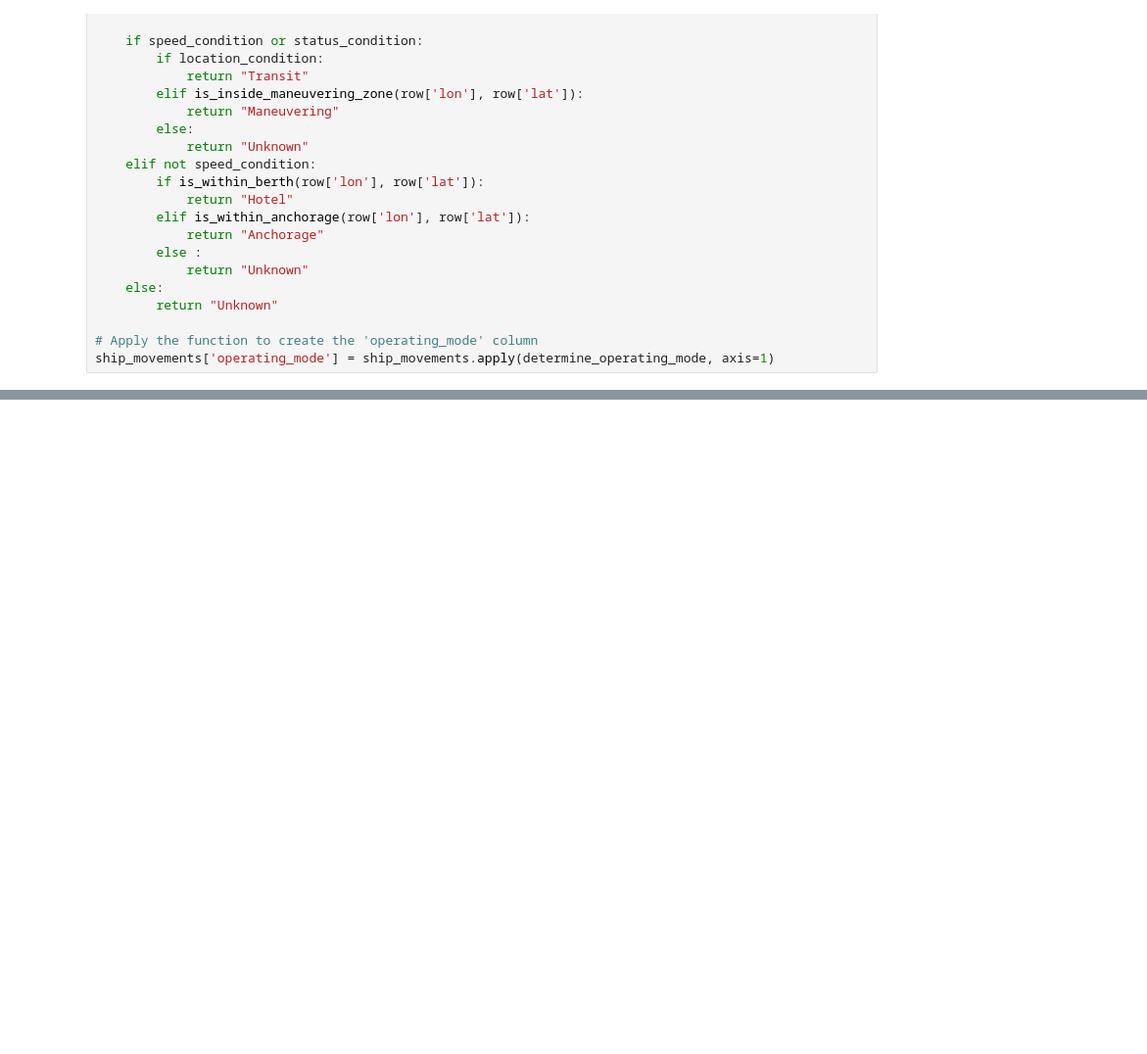
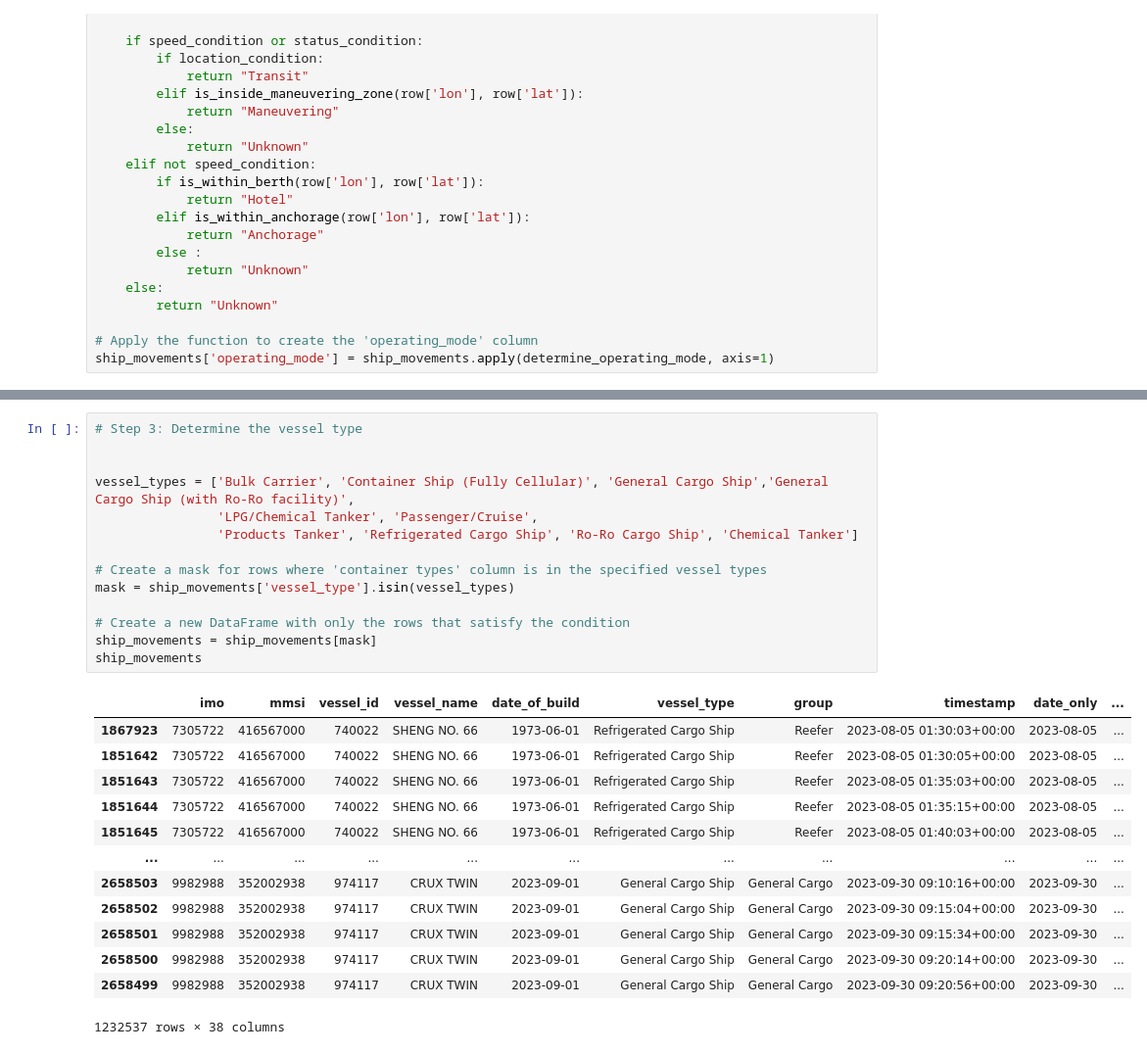
Before and after one commit to YuanXun9834/Hackathon, a Jupyter notebook: Hackathon Code.ipynb, the cells around one changed output, grey strips where cells are left out. Shown: that part at 98% size. Saved outputs shown, nothing was run; the diff lists cells and outputs as text; blank space fills up the shorter version.

```diff
--- a/Hackathon Code.ipynb
+++ b/Hackathon Code.ipynb
@@ -90,0 +117,28 @@ ship_movements
+# %%
+# Step 3: Determine the vessel type
+
+
+vessel_types = ['Bulk Carrier', 'Container Ship (Fully Cellular)', 'General Cargo Ship','General Cargo Ship (with Ro-Ro facility)',
+                'LPG/Chemical Tanker', 'Passenger/Cruise',
+                'Products Tanker', 'Refrigerated Cargo Ship', 'Ro-Ro Cargo Ship', 'Chemical Tanker']
+
+# Create a mask for rows where 'container types' column is in the specified vessel types
+mask = ship_movements['vessel_type'].isin(vessel_types)
+
+# Create a new DataFrame with only the rows that satisfy the condition
+ship_movements = ship_movements[mask]
+ship_movements
+# %% [output]
+|  | imo | mmsi | vessel_id | vessel_name | date_of_build | vessel_type | group | timestamp | date_only | ... |
+| 1867923 | 7305722 | 416567000 | 740022 | SHENG NO. 66 | 1973-06-01 | Refrigerated Cargo Ship | Reefer | 2023-08-05 01:30:03+00:00 | 2023-08-05 | ... |
+| 1851642 | 7305722 | 416567000 | 740022 | SHENG NO. 66 | 1973-06-01 | Refrigerated Cargo Ship | Reefer | 2023-08-05 01:30:05+00:00 | 2023-08-05 | ... |
+| 1851643 | 7305722 | 416567000 | 740022 | SHENG NO. 66 | 1973-06-01 | Refrigerated Cargo Ship | Reefer | 2023-08-05 01:35:03+00:00 | 2023-08-05 | ... |
+| 1851644 | 7305722 | 416567000 | 740022 | SHENG NO. 66 | 1973-06-01 | Refrigerated Cargo Ship | Reefer | 2023-08-05 01:35:15+00:00 | 2023-08-05 | ... |
+| 1851645 | 7305722 | 416567000 | 740022 | SHENG NO. 66 | 1973-06-01 | Refrigerated Cargo Ship | Reefer | 2023-08-05 01:40:03+00:00 | 2023-08-05 | ... |
+| ... | ... | ... | ... | ... | ... | ... | ... | ... | ... | ... |
+| 2658503 | 9982988 | 352002938 | 974117 | CRUX TWIN | 2023-09-01 | General Cargo Ship | General Cargo | 2023-09-30 09:10:16+00:00 | 2023-09-30 | ... |
+| 2658502 | 9982988 | 352002938 | 974117 | CRUX TWIN | 2023-09-01 | General Cargo Ship | General Cargo | 2023-09-30 09:15:04+00:00 | 2023-09-30 | ... |
+| 2658501 | 9982988 | 352002938 | 974117 | CRUX TWIN | 2023-09-01 | General Cargo Ship | General Cargo | 2023-09-30 09:15:34+00:00 | 2023-09-30 | ... |
+| 2658500 | 9982988 | 352002938 | 974117 | CRUX TWIN | 2023-09-01 | General Cargo Ship | General Cargo | 2023-09-30 09:20:14+00:00 | 2023-09-30 | ... |
+| 2658499 | 9982988 | 352002938 | 974117 | CRUX TWIN | 2023-09-01 | General Cargo Ship | General Cargo | 2023-09-30 09:20:56+00:00 | 2023-09-30 | ... |
+1232537 rows × 38 columns
```
Also changed, not shown: parts of 15 cells of this notebook.
